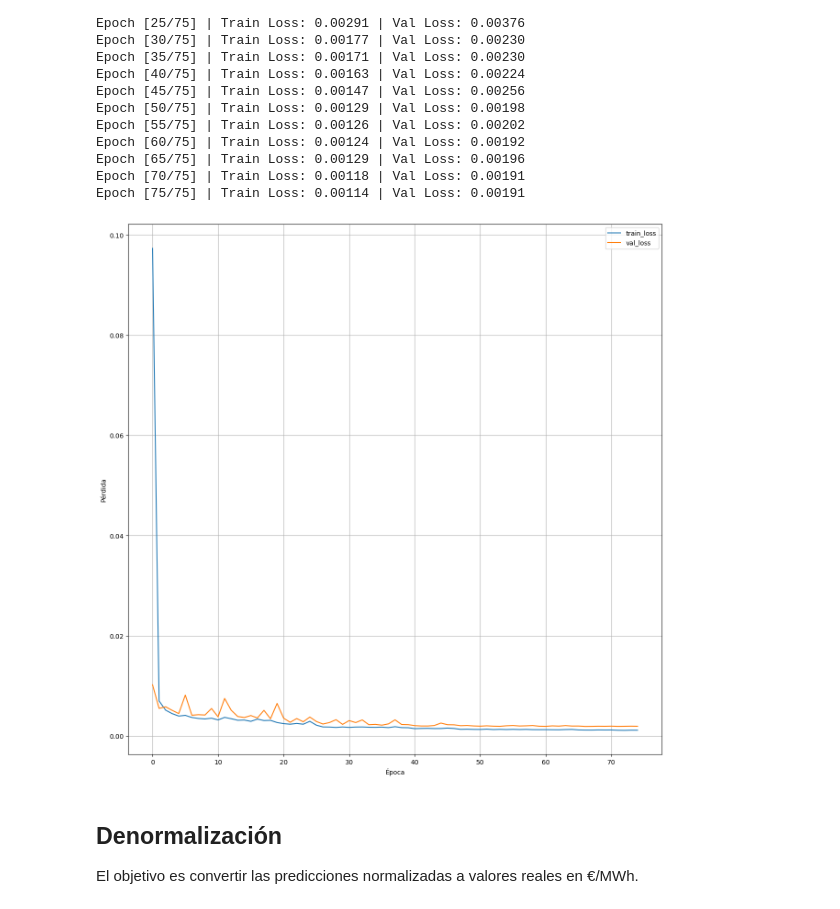
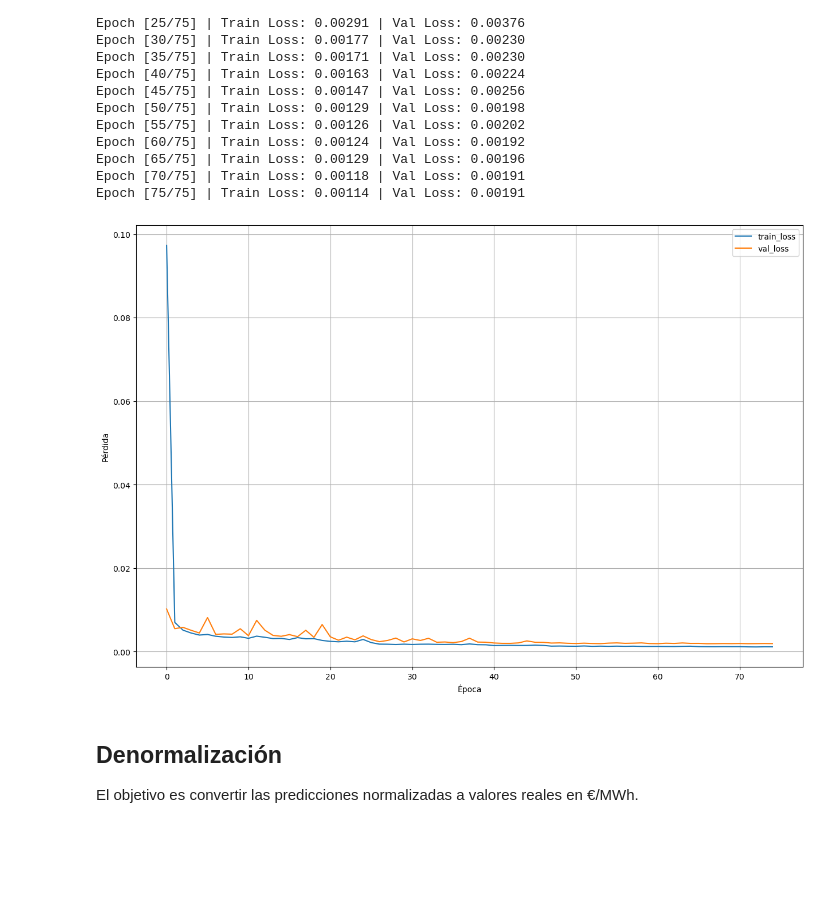
Before and after one commit to koalagordokbron/datathon_2026, a Jupyter notebook: voltia/ModeloLSTMPVPCPytorch.ipynb, the cells around one changed output. Cells and saved outputs as stored; diff of their text form; code cells hidden in the pictures; blank space fills up the shorter version.

```diff
--- a/voltia/ModeloLSTMPVPCPytorch.ipynb
+++ b/voltia/ModeloLSTMPVPCPytorch.ipynb
@@ -345,16 +302,16 @@ Epoch [70/75] | Train Loss: 0.00118 | Val Loss: 0.00191
 Epoch [75/75] | Train Loss: 0.00114 | Val Loss: 0.00191
 # %%
 # visualizacion entrenamiento
-plt.figure(figsize=(15, 15))
+plt.figure(figsize=(15, 10))
 plt.plot(train_losses, label='train_loss')
 plt.plot(val_losses, label='val_loss')
 plt.xlabel('Época')
 plt.ylabel('Pérdida')
 plt.legend()
 plt.grid(True)
 plt.show()
 # %% [output]
-[figure, old version]
+[figure, new version]
 # %% [markdown]
 ## Denormalización
 
```
Also changed, not shown: parts of 4 cells of this notebook, 7 other files.
